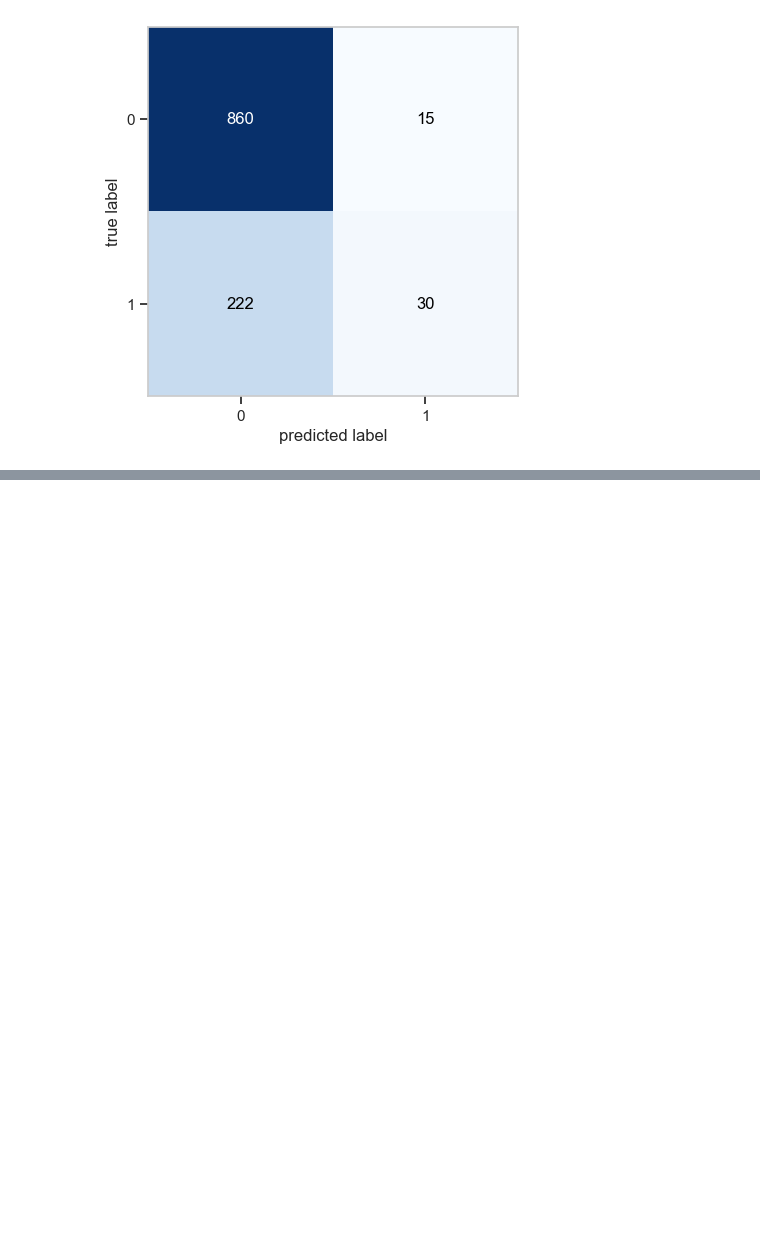
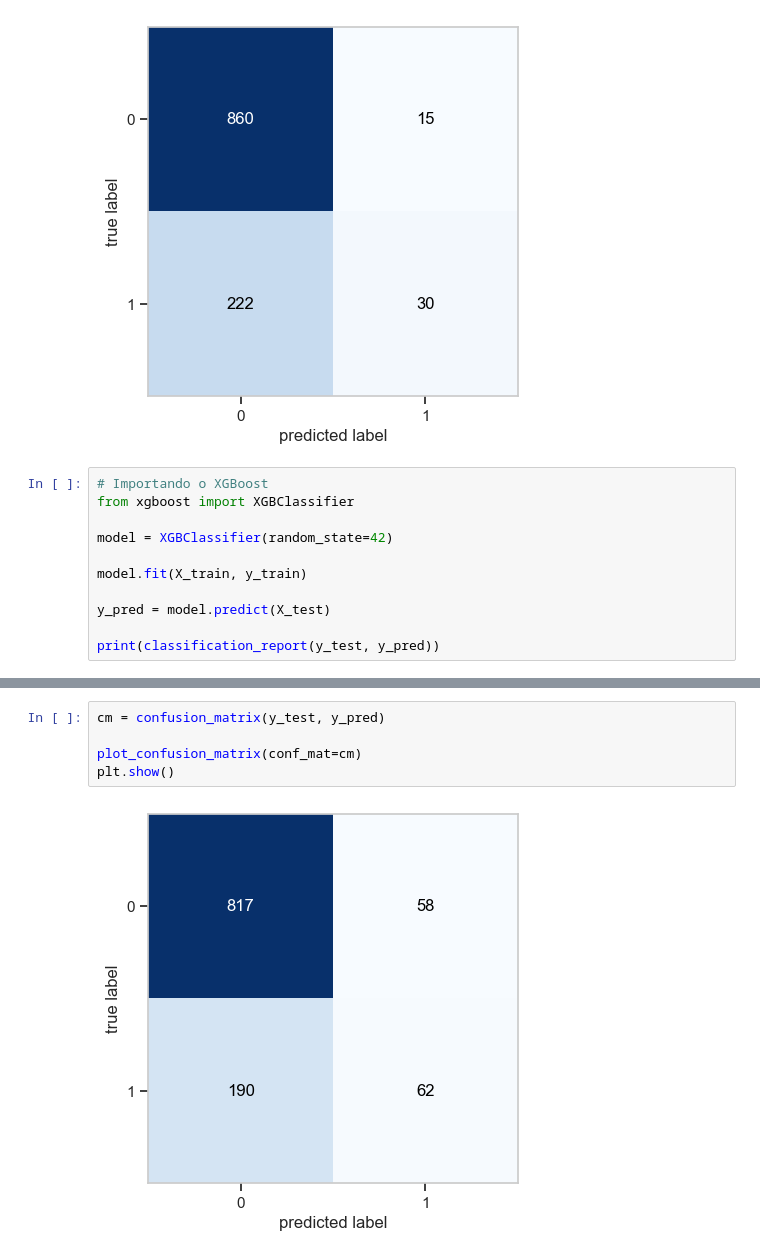
Before and after one commit to jaisson-italo/ds_salary_machine_learning_I, a Jupyter notebook: projeto_ml.ipynb, the cells around one changed output, grey strips where cells are left out. Cells and saved outputs as stored; diff of their text form; blank space fills up the shorter version.

Commit message:
XGBClassifier

```diff
--- a/projeto_ml.ipynb
+++ b/projeto_ml.ipynb
@@ -1001,3 +1001,14 @@ plot_confusion_matrix(conf_mat=cm)
 plt.show()
 # %% [output]
 [figure]
+# %%
+# Importando o XGBoost
+from xgboost import XGBClassifier
+
+model = XGBClassifier(random_state=42)
+
+model.fit(X_train, y_train)
+
+y_pred = model.predict(X_test)
+
+print(classification_report(y_test, y_pred))
@@ -1003,0 +1024,7 @@ plt.show()
+# %%
+cm = confusion_matrix(y_test, y_pred)
+
+plot_confusion_matrix(conf_mat=cm)
+plt.show()
+# %% [output]
+[figure, added]
```
Also changed, not shown: parts of 1 cell of this notebook.
